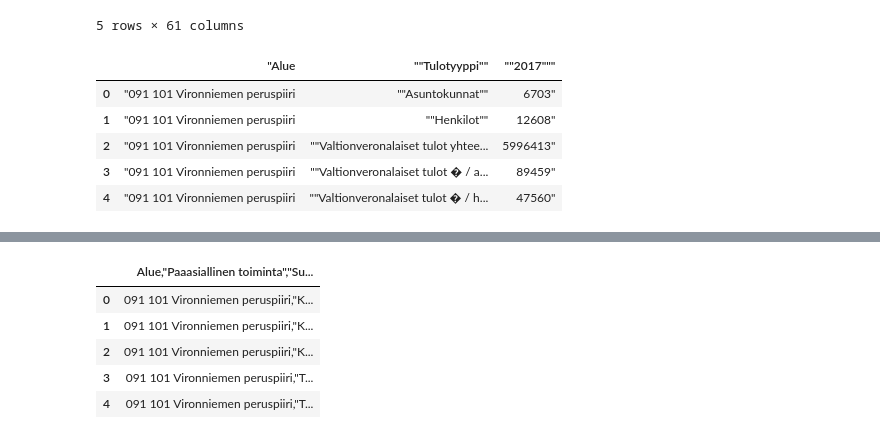
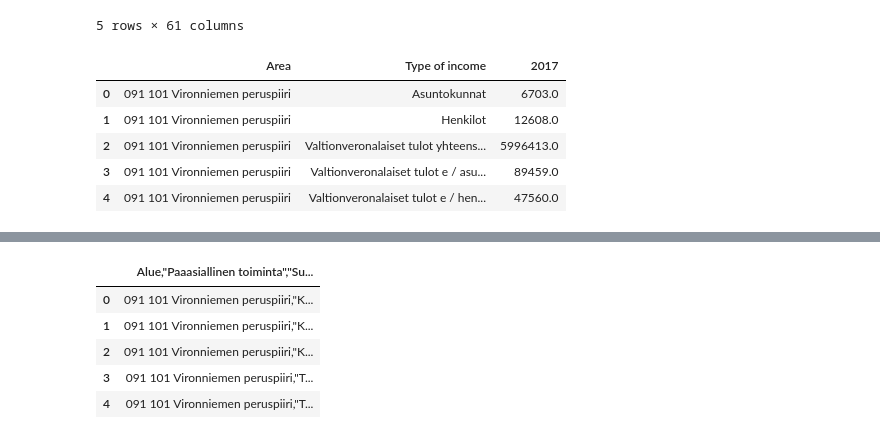
Before and after one commit to phuvio/Introduction-to-Data-Science, a Jupyter notebook: src/Introduction to Data Science - miniproject.ipynb, the cells around one changed output, grey strips where cells are left out. Cells and saved outputs as stored; diff of their text form; code cells hidden in the pictures.

```diff
--- a/src/Introduction to Data Science - miniproject.ipynb
+++ b/src/Introduction to Data Science - miniproject.ipynb
@@ -25,11 +71,20 @@ type_of_house.head()
 5 rows × 61 columns
 # %%
 income_and_taxes = pd.read_csv('./data/Helsingin_asuntokuntien_tulot_ja_verotus.csv', sep='\,', engine='python')
+columns = income_and_taxes.columns
+income_and_taxes = income_and_taxes.rename(columns={columns[0]:'Area',
+                                                        columns[1]:'Type of income',
+                                                        columns[2]:'2017',
+                                                        })
+income_and_taxes['Area'] = income_and_taxes['Area'].apply(lambda x: str(x).replace('"', ''))
+income_and_taxes['Type of income'] = income_and_taxes['Type of income'].apply(lambda x: str(x).replace('"', ''))
+income_and_taxes['2017'] = income_and_taxes['2017'].apply(lambda x: str(x).replace('"', ''))
+income_and_taxes['2017'] = pd.to_numeric(income_and_taxes['2017'], downcast='float', errors='coerce')
 income_and_taxes.head()
 # %% [output]
-|  | "Alue | ""Tulotyyppi"" | ""2017""" |
-| 0 | "091 101 Vironniemen peruspiiri | ""Asuntokunnat"" | 6703" |
-| 1 | "091 101 Vironniemen peruspiiri | ""Henkilot"" | 12608" |
-| 2 | "091 101 Vironniemen peruspiiri | ""Valtionveronalaiset tulot yhtee... | 5996413" |
-| 3 | "091 101 Vironniemen peruspiiri | ""Valtionveronalaiset tulot � / a... | 89459" |
-| 4 | "091 101 Vironniemen peruspiiri | ""Valtionveronalaiset tulot � / h... | 47560" |
+|  | Area | Type of income | 2017 |
+| 0 | 091 101 Vironniemen peruspiiri | Asuntokunnat | 6703.0 |
+| 1 | 091 101 Vironniemen peruspiiri | Henkilot | 12608.0 |
+| 2 | 091 101 Vironniemen peruspiiri | Valtionveronalaiset tulot yhteens... | 5996413.0 |
+| 3 | 091 101 Vironniemen peruspiiri | Valtionveronalaiset tulot e / asu... | 89459.0 |
+| 4 | 091 101 Vironniemen peruspiiri | Valtionveronalaiset tulot e / hen... | 47560.0 |
```
Also changed, not shown: parts of 11 cells of this notebook.
